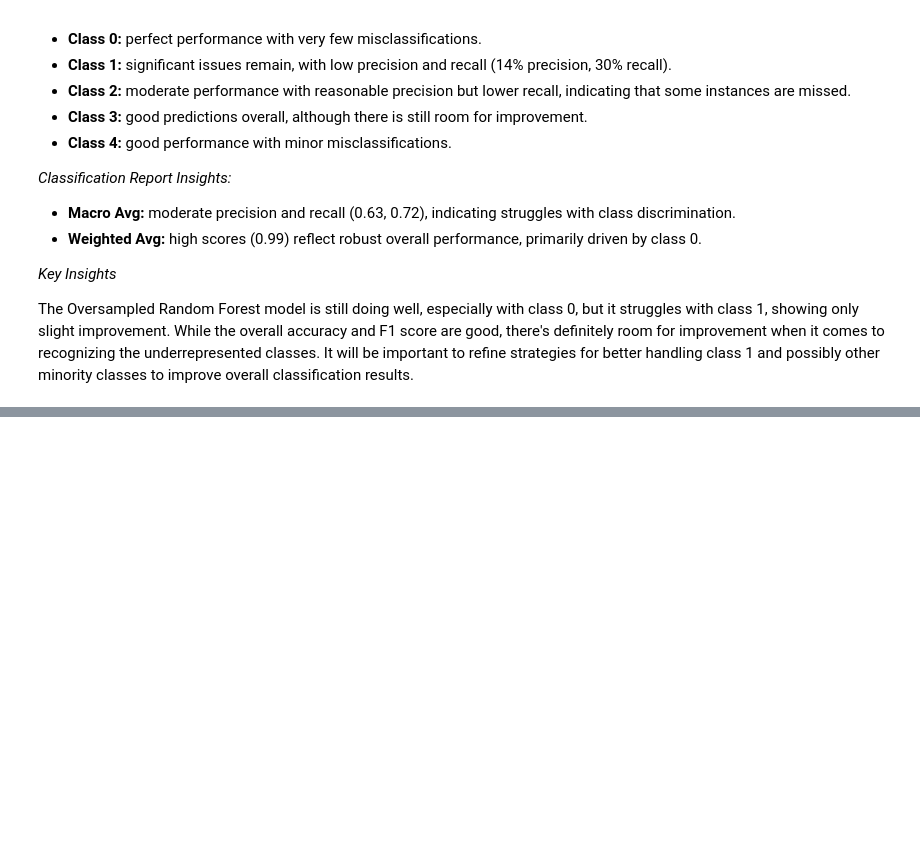
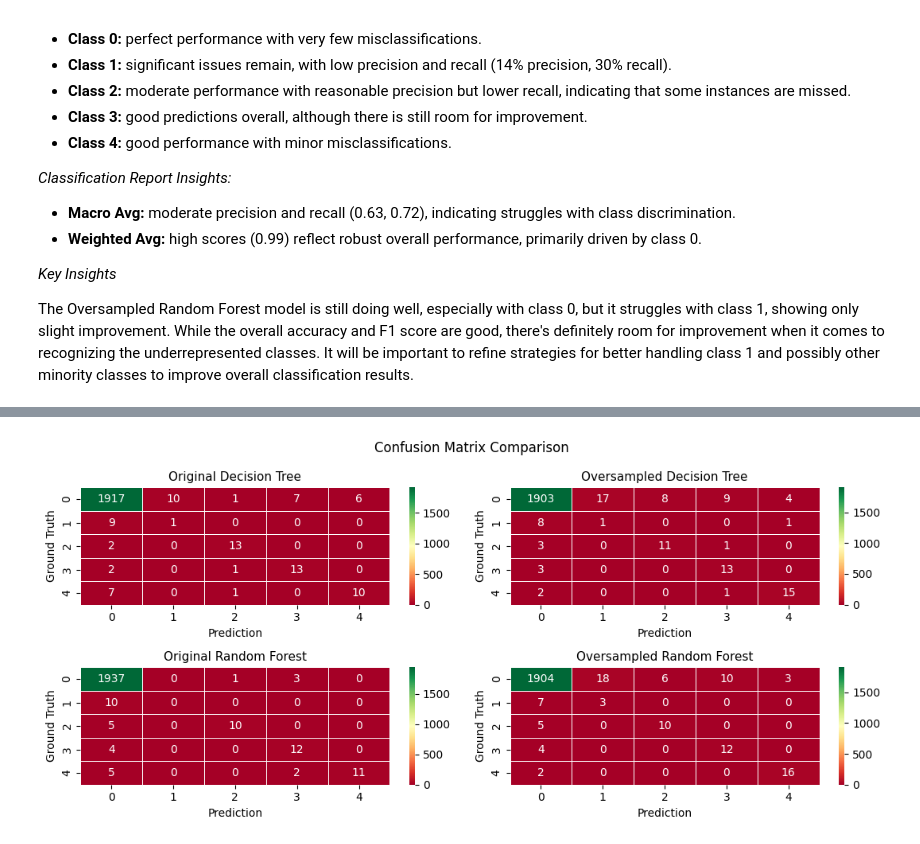
Before and after one commit to herrerovir/Predictive-maintenance-industrial-machinery, a Jupyter notebook: Predictive-maintenance-of-industrial-machinery.ipynb, the cells around one changed output, grey strips where cells are left out. Cells and saved outputs as stored; diff of their text form; code cells hidden in the pictures; blank space fills up the shorter version.

Commit message:
Comparison of both random forest models

```diff
--- a/Predictive-maintenance-of-industrial-machinery.ipynb
+++ b/Predictive-maintenance-of-industrial-machinery.ipynb
@@ -1053,0 +1085,24 @@ The Oversampled Random Forest model is still doing well, especially with class 0
+# %%
+# Plot Confusion Matrices
+fig, ax = plt.subplots(2, 2, figsize = (11, 5))
+sns.heatmap(conf_matrix_dt, ax=ax[0, 0], linewidths=0.5, annot=True, cmap="RdYlGn", fmt="d")
+ax[0, 0].set_title("Original Decision Tree", size = 11)
+
+sns.heatmap(conf_matrix_dt_smote, ax=ax[0, 1], linewidths=0.5, annot=True, cmap="RdYlGn", fmt="d")
+ax[0, 1].set_title("Oversampled Decision Tree", size = 11)
+
+sns.heatmap(conf_matrix_rf, ax=ax[1, 0], linewidths=0.5, annot=True, cmap="RdYlGn", fmt="d")
+ax[1, 0].set_title("Original Random Forest", size = 11)
+
+sns.heatmap(conf_matrix_rf_smote, ax=ax[1, 1], linewidths=0.5, annot=True, cmap="RdYlGn", fmt="d")
+ax[1, 1].set_title("Oversampled Random Forest", size = 11)
+
+for i in range(2):
+    for j in range(2):
+        index = i * 2 + j
+        ax[i, j].set_xlabel("Prediction")
+        ax[i, j].set_ylabel("Ground Truth")
+plt.suptitle("Confusion Matrix Comparison", size = 12)
+plt.tight_layout()
+# %% [output]
+[figure, added]
```
Also changed, not shown: parts of 1 cell of this notebook.
